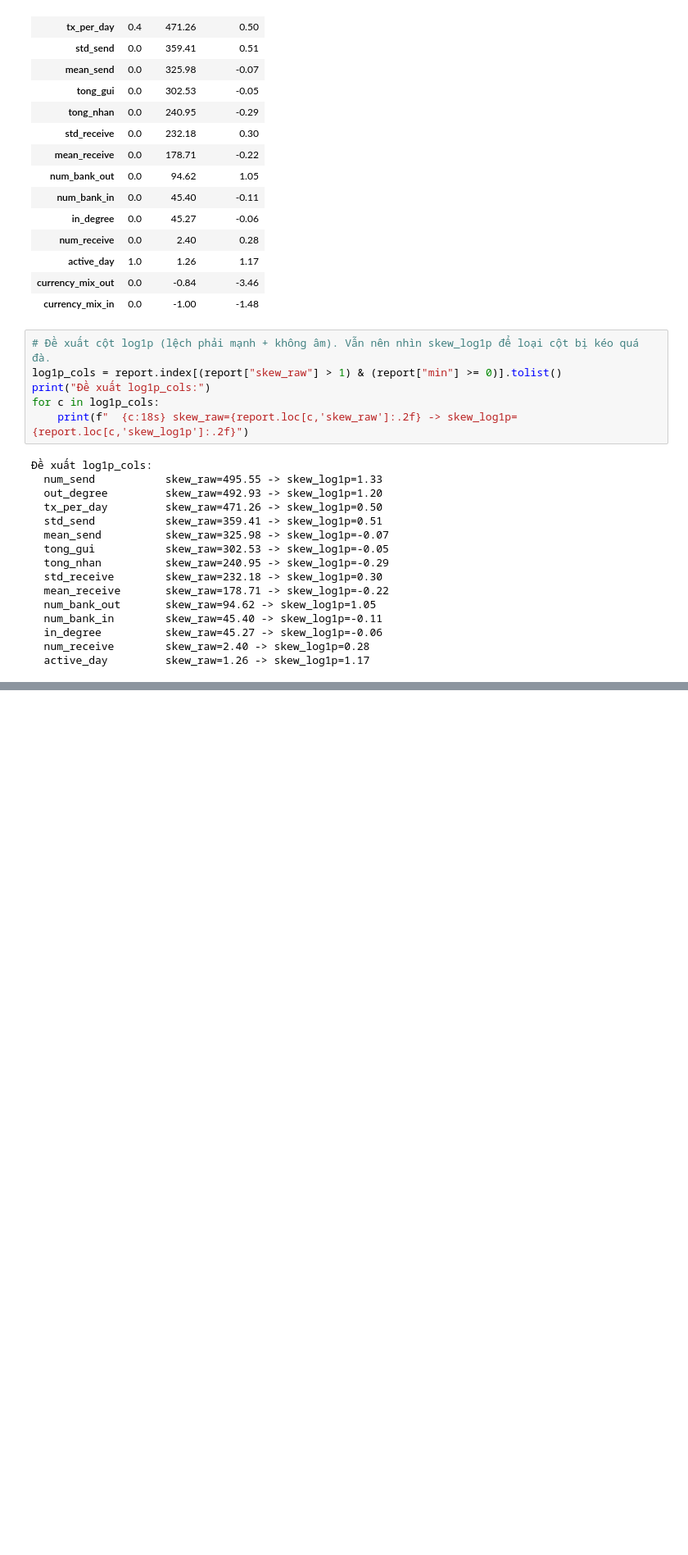
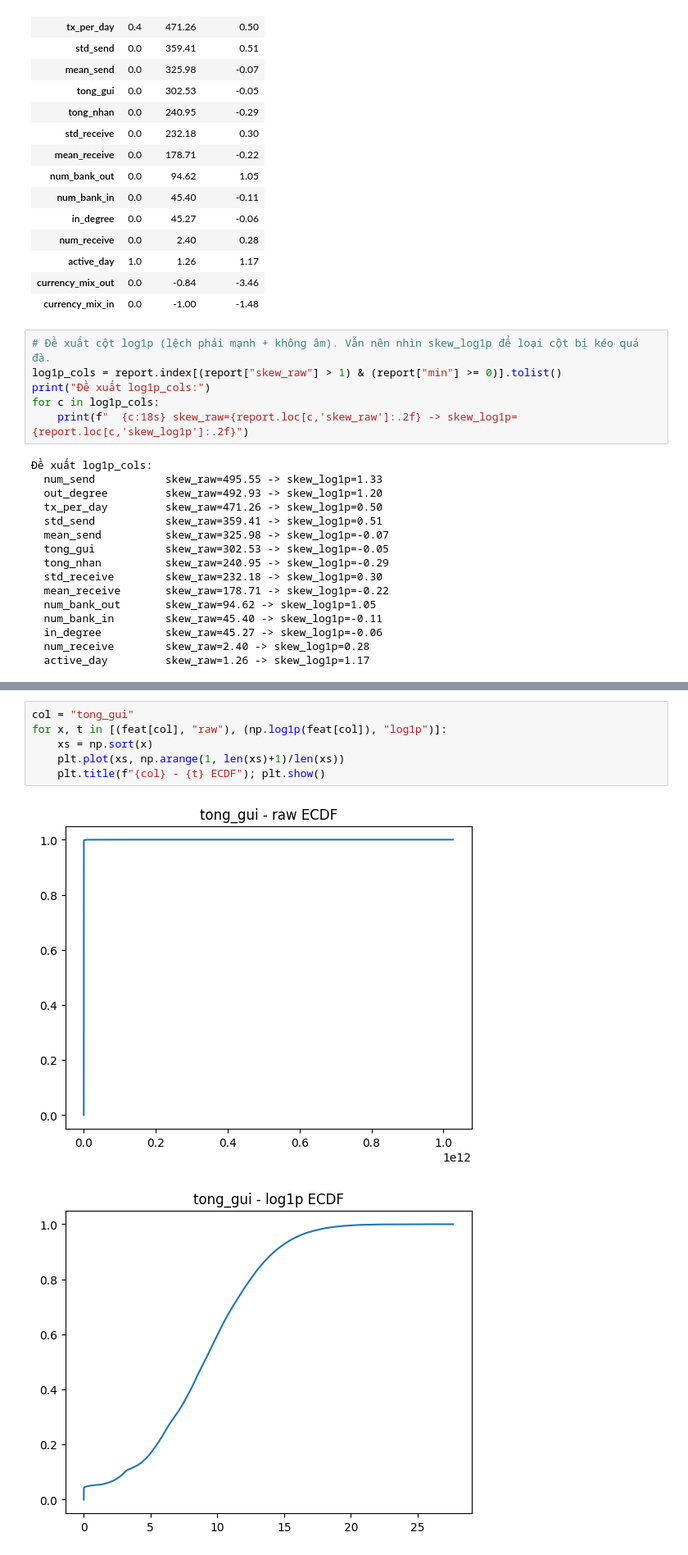
Before and after one commit to Tyler3743/fraud_detection, a Jupyter notebook: scaler.ipynb, the cells around one changed output, grey strips where cells are left out. Shown at 82% size. Cells and saved outputs as stored; diff of their text form; blank space fills up the shorter version.

```diff
--- a/scaler.ipynb
+++ b/scaler.ipynb
@@ -95,0 +135,9 @@ KeyError: 'out-degree'
+# %%
+col = "tong_gui"
+for x, t in [(feat[col], "raw"), (np.log1p(feat[col]), "log1p")]:
+    xs = np.sort(x)
+    plt.plot(xs, np.arange(1, len(xs)+1)/len(xs))
+    plt.title(f"{col} - {t} ECDF"); plt.show()
+# %% [output]
+[figure, added]
+[figure, added]
```
Also changed, not shown: parts of 4 cells of this notebook.
